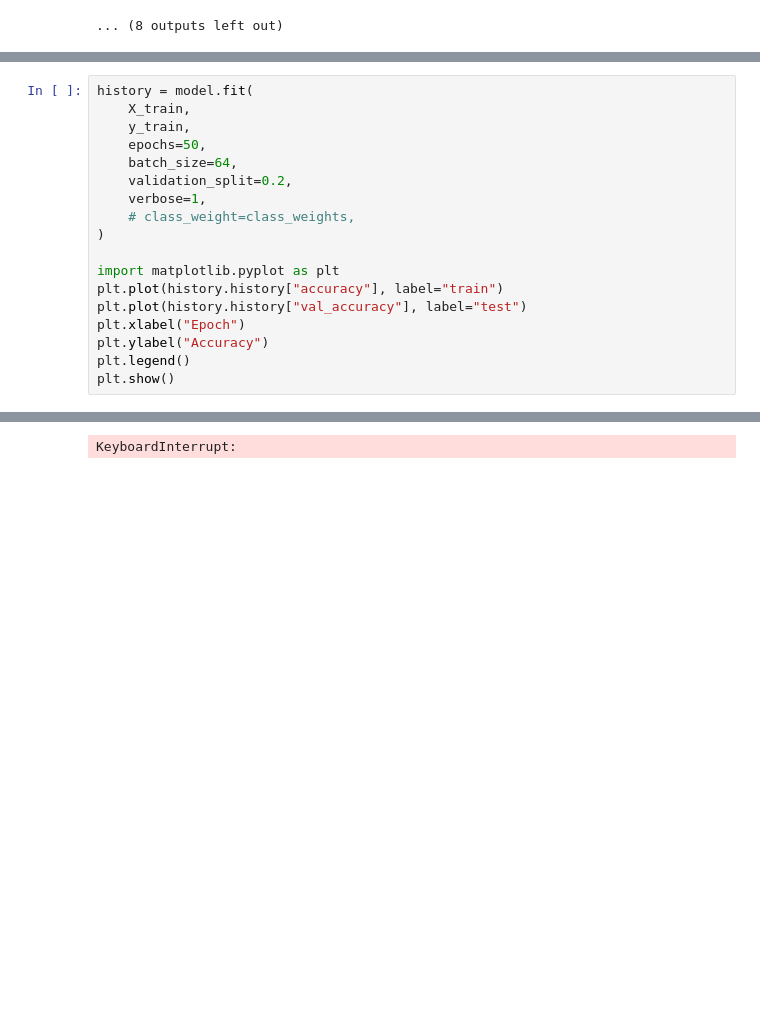
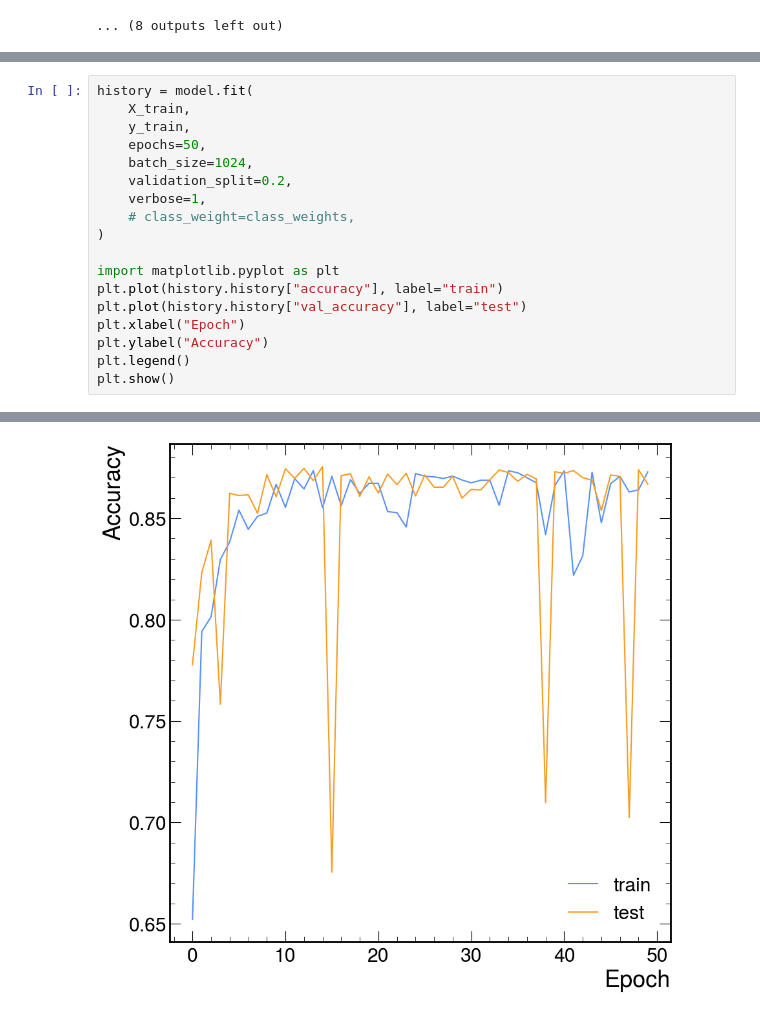
Before and after one commit to ligerlac/z-prime-ttbar-gradients, a Jupyter notebook: train-model.ipynb, the cells around one changed output, grey strips where cells are left out. Cells and saved outputs as stored; diff of their text form; blank space fills up the shorter version.

```diff
--- a/train-model.ipynb
+++ b/train-model.ipynb
@@ -249,7 +268,7 @@ history = model.fit(
     X_train,
     y_train,
     epochs=50,
-    batch_size=64,
+    batch_size=1024,
     validation_split=0.2,
     verbose=1,
     # class_weight=class_weights,
@@ -283,4 +302,4 @@ Epoch 29/50
-KeyboardInterrupt:
+[figure, added]
 # %%
 # print model scores for wjets and ttbar
 wjets_score = model.predict(X_test[y_test==0], verbose=1, batch_size=2048)
```
Also changed, not shown: parts of 7 cells of this notebook, 2 other files.
